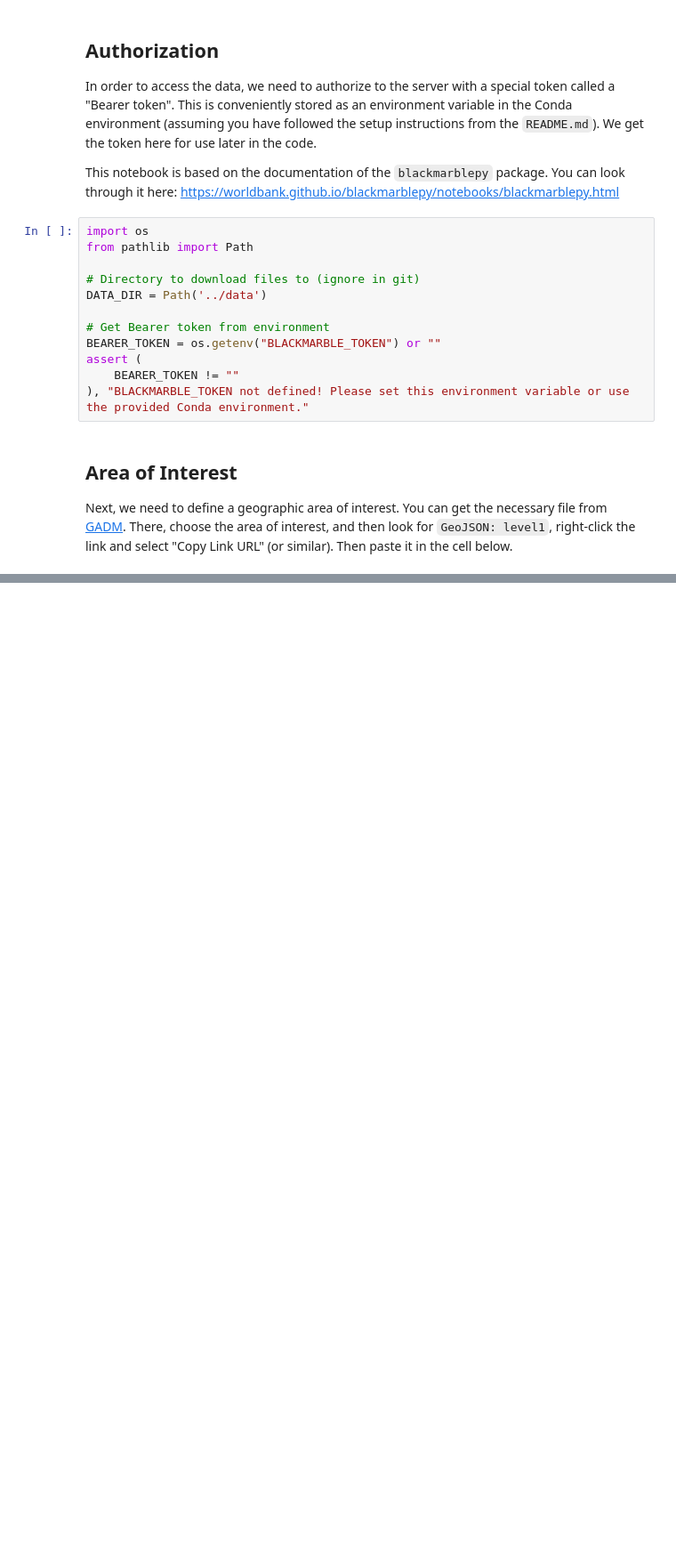
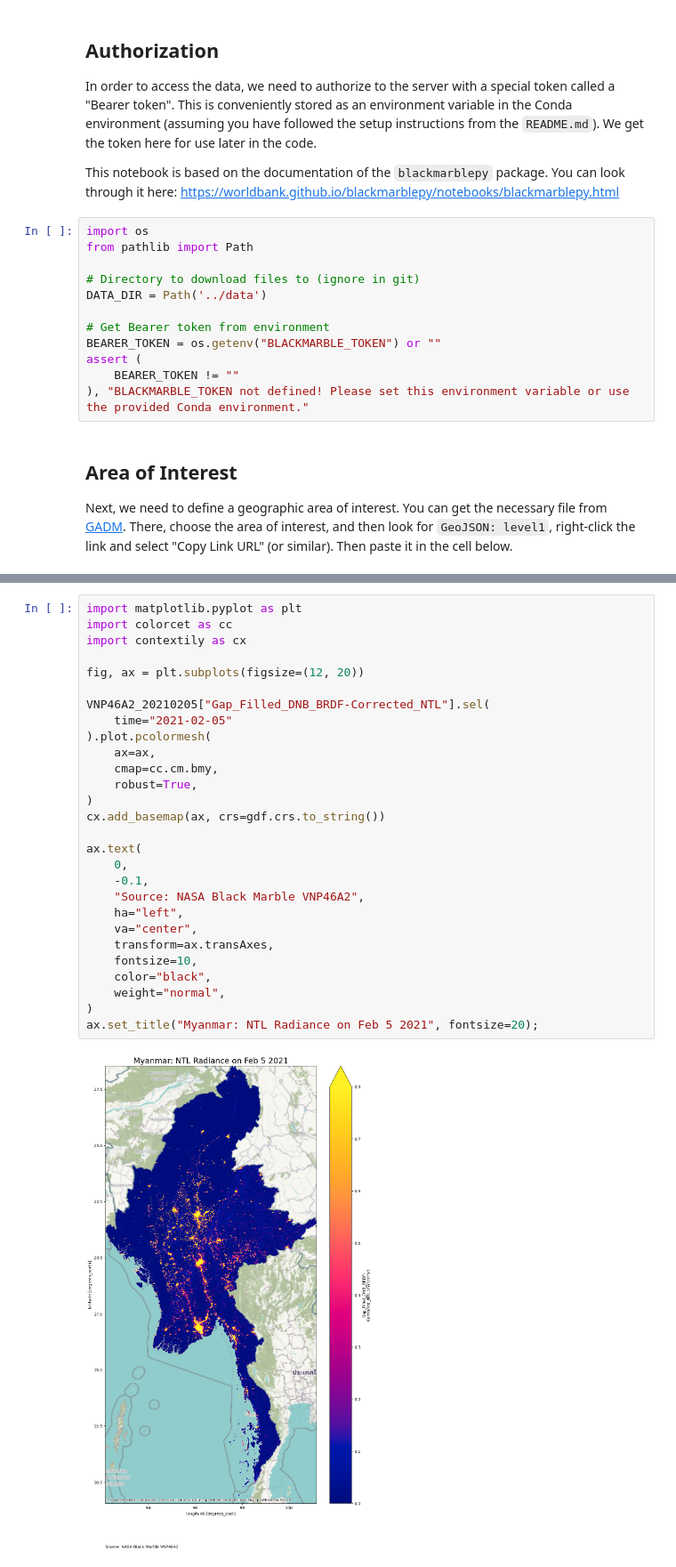
Before and after one commit to Starbix/Infrared_Marble, a Jupyter notebook: src/getting_started.ipynb, the cells around one changed output, grey strips where cells are left out. Shown at 89% size. Drawn from its saved outputs; the diff is of its cells as text; blank space fills up the shorter version.

Commit message:
BlackMarble: Visualize Myanmar

```diff
--- a/src/getting_started.ipynb
+++ b/src/getting_started.ipynb
@@ -81,0 +102,30 @@ Attributes: (12/41)
+# %%
+import matplotlib.pyplot as plt
+import colorcet as cc
+import contextily as cx
+
+fig, ax = plt.subplots(figsize=(12, 20))
+
+VNP46A2_20210205["Gap_Filled_DNB_BRDF-Corrected_NTL"].sel(
+    time="2021-02-05"
+).plot.pcolormesh(
+    ax=ax,
+    cmap=cc.cm.bmy,
+    robust=True,
+)
+cx.add_basemap(ax, crs=gdf.crs.to_string())
+
+ax.text(
+    0,
+    -0.1,
+    "Source: NASA Black Marble VNP46A2",
+    ha="left",
+    va="center",
+    transform=ax.transAxes,
+    fontsize=10,
+    color="black",
+    weight="normal",
+)
+ax.set_title("Myanmar: NTL Radiance on Feb 5 2021", fontsize=20);
+# %% [output]
+[figure, added]
```
Also changed, not shown: parts of 4 cells of this notebook, 1 other file.
